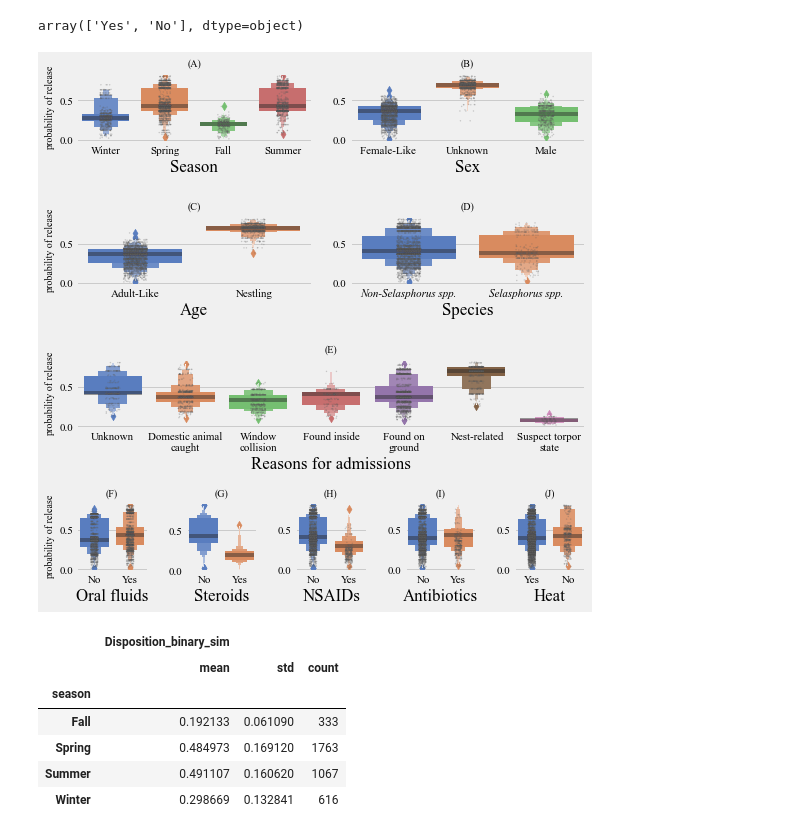
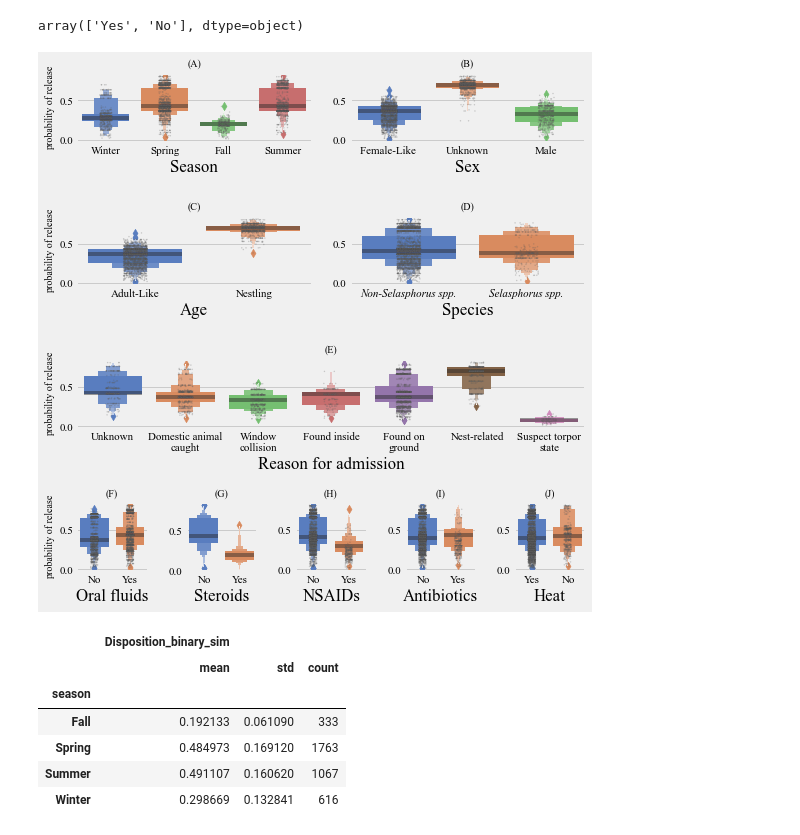
Before and after one commit to PanditPranav/Hummingbird_Rehabilitation, a Jupyter notebook: code/Plotting_predictions.ipynb, the cells around one changed output. Drawn from its saved outputs; the diff is of its cells as text; code cells hidden in the pictures.

```diff
--- a/code/Plotting_predictions.ipynb
+++ b/code/Plotting_predictions.ipynb
@@ -285,7 +285,7 @@ ax1.set_xlabel('Season')
 ax2.set_xlabel('Sex')
 ax3.set_xlabel('Age')
 ax4.set_xlabel('Species')
-ax5.set_xlabel('Reasons for admissions')
+ax5.set_xlabel('Reason for admission')
 #ax6.set_xlabel('Fluids')
 
 #ax10.set_xlabel('Antibiotic')
@@ -295,36 +295,36 @@ ax3.set_ylabel('probability of release', fontsize = 10)
 ax5.set_ylabel('probability of release', fontsize = 10)
 ax6.set_ylabel('probability of release', fontsize = 10)
 
 ax2.set_ylabel('')
 ax4.set_ylabel('')
 ax7.set_ylabel('')
 ax8.set_ylabel('')
 ax9.set_ylabel('')
 ax10.set_ylabel('')
 ax6.set_xlabel('Oral fluids')
 ax7.set_xlabel('Steroids')
 ax8.set_xlabel('NSAIDs')
 ax9.set_xlabel('Antibiotics')
 ax1.set_title('(A)', fontsize = 10)
 ax2.set_title('(B)', fontsize = 10)
 ax3.set_title('(C)', fontsize = 10)
 ax4.set_title('(D)', fontsize = 10)
 ax5.set_title('(E)', fontsize = 10)
 ax6.set_title('(F)', fontsize = 10)
 ax7.set_title('(G)', fontsize = 10)
 ax8.set_title('(H)', fontsize = 10)
 ax9.set_title('(I)', fontsize = 10)
 ax10.set_title('(J)', fontsize = 10)
 
 #ax1.xaxis.label.set_visible(False)
 #ax2.xaxis.label.set_visible(False)
 plt.tight_layout()
-plt.savefig('C:/Users/falco/Desktop/directory/Humminbird_rescue/Outputs/Final_figures/Figure6_subset_proof.png', dpi = 600)
-plt.savefig('C:/Users/falco/Desktop/directory/Humminbird_rescue/Outputs/Final_figures/Figure6_subset_proof.svg')
+plt.savefig('C:/Users/falco/Desktop/directory/Humminbird_rescue/Outputs/Final_figures/Figure7_proof.png', dpi = 600)
+plt.savefig('C:/Users/falco/Desktop/directory/Humminbird_rescue/Outputs/Final_figures/Figure7_proof.svg')
 
 plt.show()
 # %% [output]
-[figure, old version]
+[figure, new version]
 # %%
 sim.groupby(['season']).agg({'Disposition_binary_sim': [np.mean, np.std, 'count']})
 # %% [output]
```
Also changed, not shown: 14 other files.
